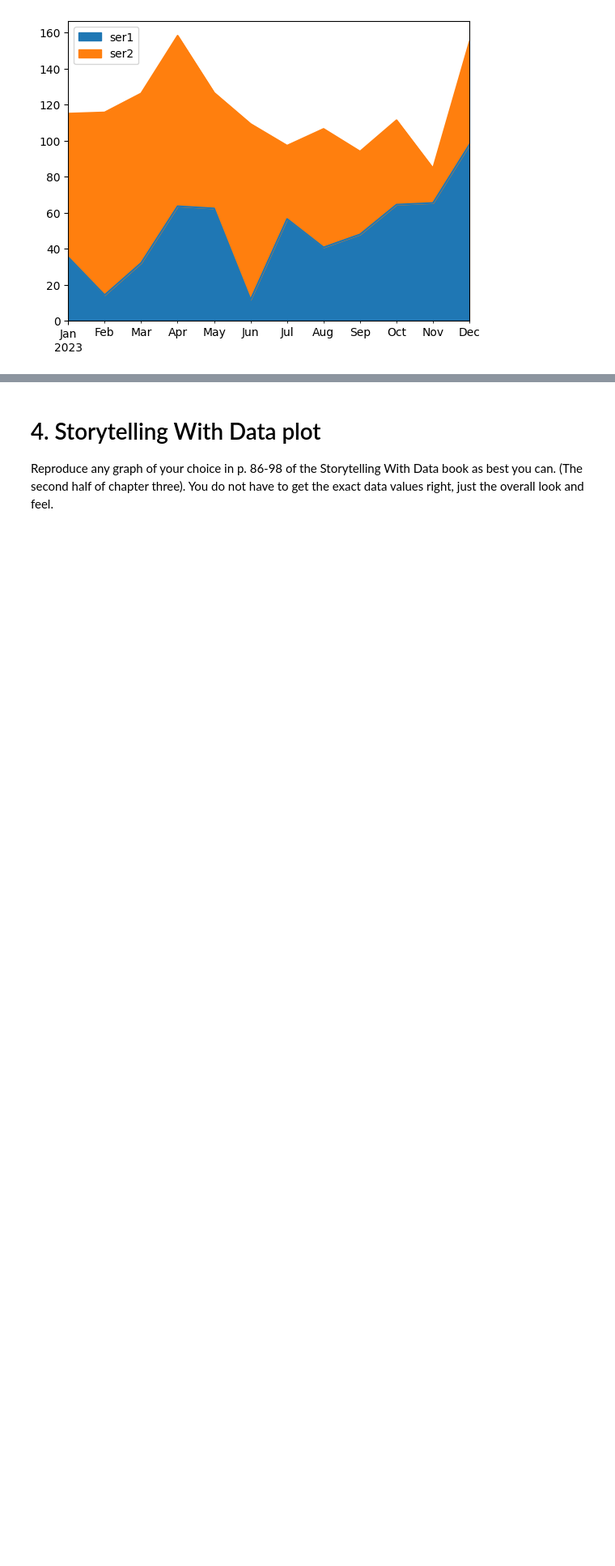
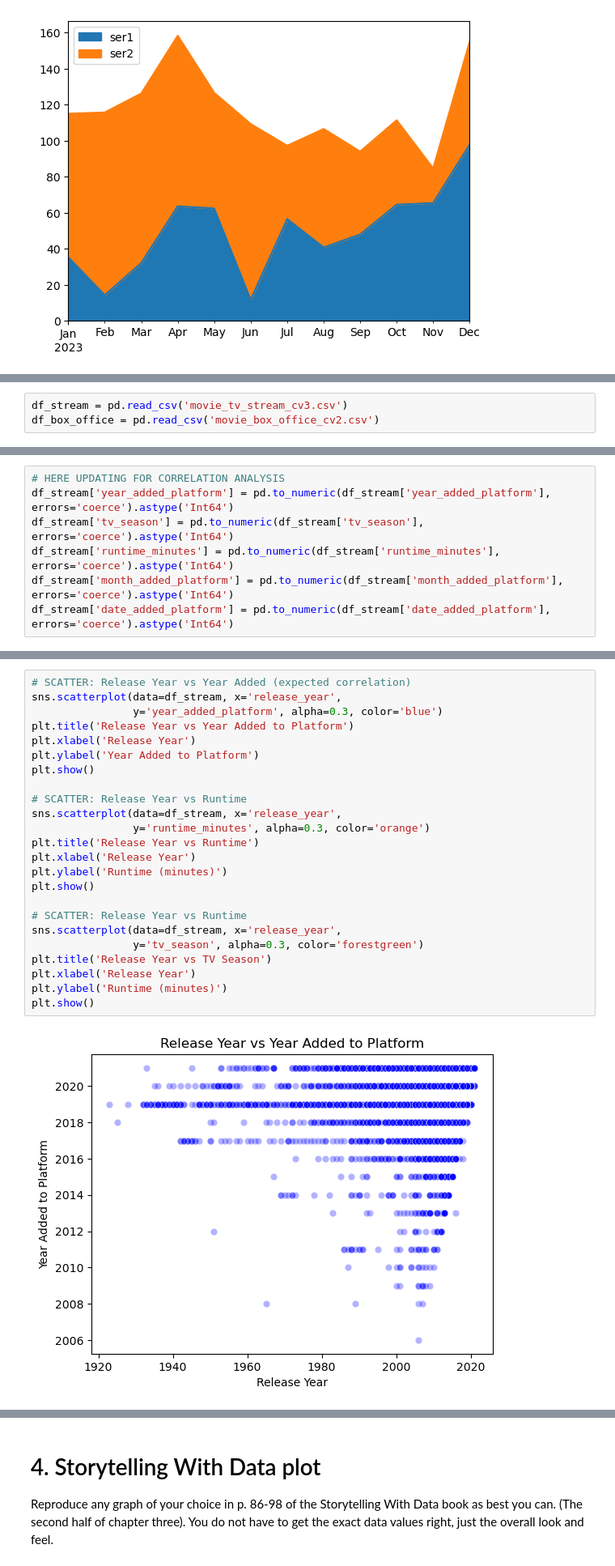
Before and after one commit to keshleem/dx699-summerai-homework6, a Jupyter notebook: OMDS-ModB2-Week6-Martin-Keshia-Lee.ipynb, the cells around one changed output, grey strips where cells are left out. Shown at 81% size. Saved outputs shown, nothing was run; the diff lists cells and outputs as text; blank space fills up the shorter version.

Commit message:
Streaming Movies and TV Datasets graphs completed

```diff
--- a/OMDS-ModB2-Week6-Martin-Keshia-Lee.ipynb
+++ b/OMDS-ModB2-Week6-Martin-Keshia-Lee.ipynb
@@ -74,0 +57,3 @@ This week, you will do the same types of exercises as last week, but you should
+# %%
+df_stream = pd.read_csv('movie_tv_stream_cv3.csv')
+df_box_office = pd.read_csv('movie_box_office_cv2.csv')
@@ -74,0 +84,7 @@ This week, you will do the same types of exercises as last week, but you should
+# %%
+# HERE UPDATING FOR CORRELATION ANALYSIS
+df_stream['year_added_platform'] = pd.to_numeric(df_stream['year_added_platform'], errors='coerce').astype('Int64')
+df_stream['tv_season'] = pd.to_numeric(df_stream['tv_season'], errors='coerce').astype('Int64')
+df_stream['runtime_minutes'] = pd.to_numeric(df_stream['runtime_minutes'], errors='coerce').astype('Int64')
+df_stream['month_added_platform'] = pd.to_numeric(df_stream['month_added_platform'], errors='coerce').astype('Int64')
+df_stream['date_added_platform'] = pd.to_numeric(df_stream['date_added_platform'], errors='coerce').astype('Int64')
@@ -74,0 +138,26 @@ This week, you will do the same types of exercises as last week, but you should
+# %%
+# SCATTER: Release Year vs Year Added (expected correlation)
+sns.scatterplot(data=df_stream, x='release_year',
+                y='year_added_platform', alpha=0.3, color='blue')
+plt.title('Release Year vs Year Added to Platform')
+plt.xlabel('Release Year')
+plt.ylabel('Year Added to Platform')
+plt.show()
+
+# SCATTER: Release Year vs Runtime
+sns.scatterplot(data=df_stream, x='release_year',
+                y='runtime_minutes', alpha=0.3, color='orange')
+plt.title('Release Year vs Runtime')
+plt.xlabel('Release Year')
+plt.ylabel('Runtime (minutes)')
+plt.show()
+
+# SCATTER: Release Year vs Runtime
+sns.scatterplot(data=df_stream, x='release_year',
+                y='tv_season', alpha=0.3, color='forestgreen')
+plt.title('Release Year vs TV Season')
+plt.xlabel('Release Year')
+plt.ylabel('Runtime (minutes)')
+plt.show()
+# %% [output]
+[figure, added]
```
Also changed, not shown: parts of 18 cells of this notebook.
